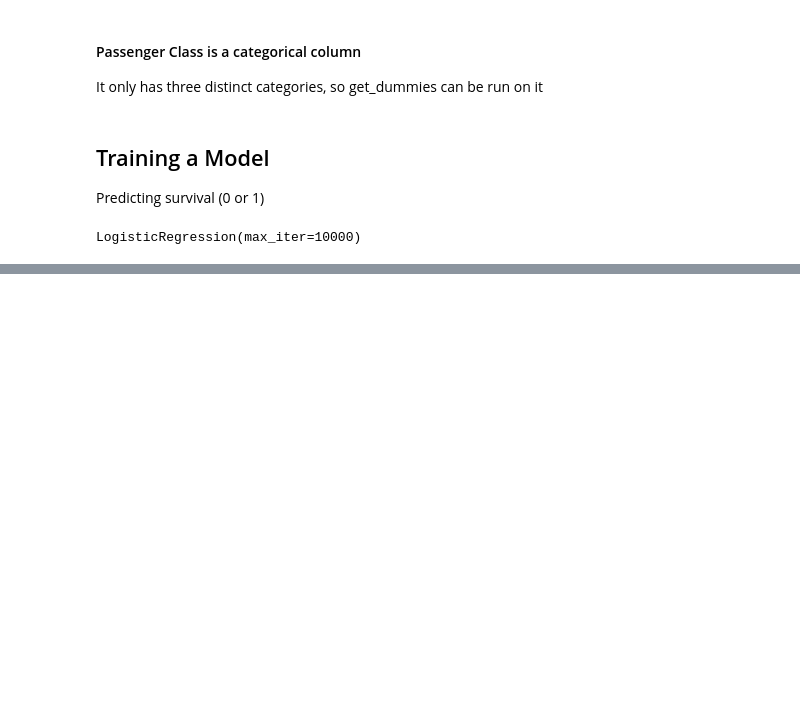
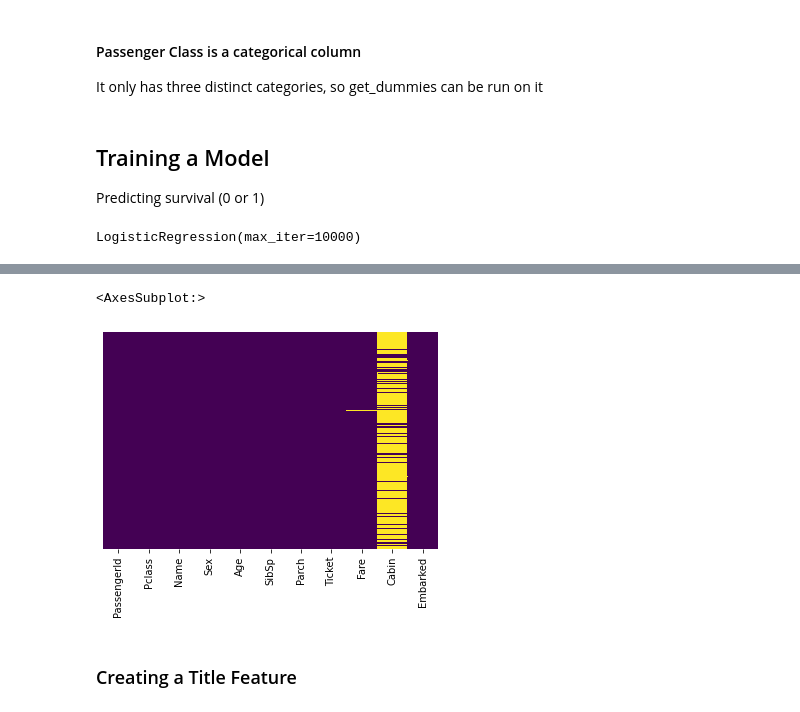
Before and after one commit to ZubairQazi/LogisticRegression-Titanic, a Jupyter notebook: Titanic-Notes.ipynb, the cells around one changed output, grey strips where cells are left out. Cells and saved outputs as stored; diff of their text form; code cells hidden in the pictures; blank space fills up the shorter version.

```diff
--- a/Titanic-Notes.ipynb
+++ b/Titanic-Notes.ipynb
@@ -311,0 +342,9 @@ print(confusion_matrix(y_test, predictions))
+# %%
+test['Age'] = test[['Age', 'Pclass']].apply(impute_age, axis=1)
+# %%
+sns.heatmap(data=test.isnull(), yticklabels=False, cbar=False, cmap='viridis')
+# %% [output]
+<AxesSubplot:>
+[figure, added]
+# %% [markdown]
+### Creating a Title Feature
```
Also changed, not shown: parts of 18 cells of this notebook, 1 other file.
